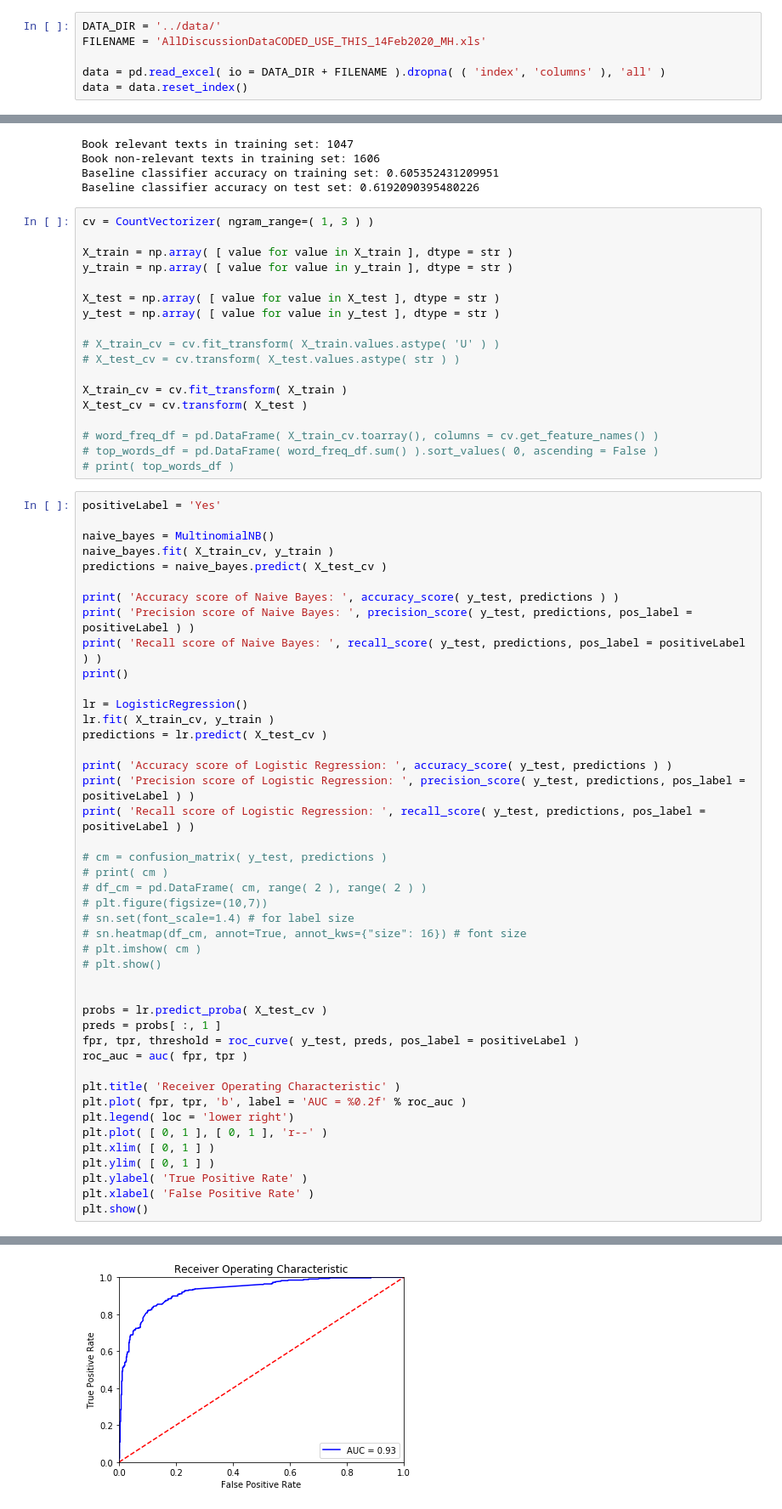
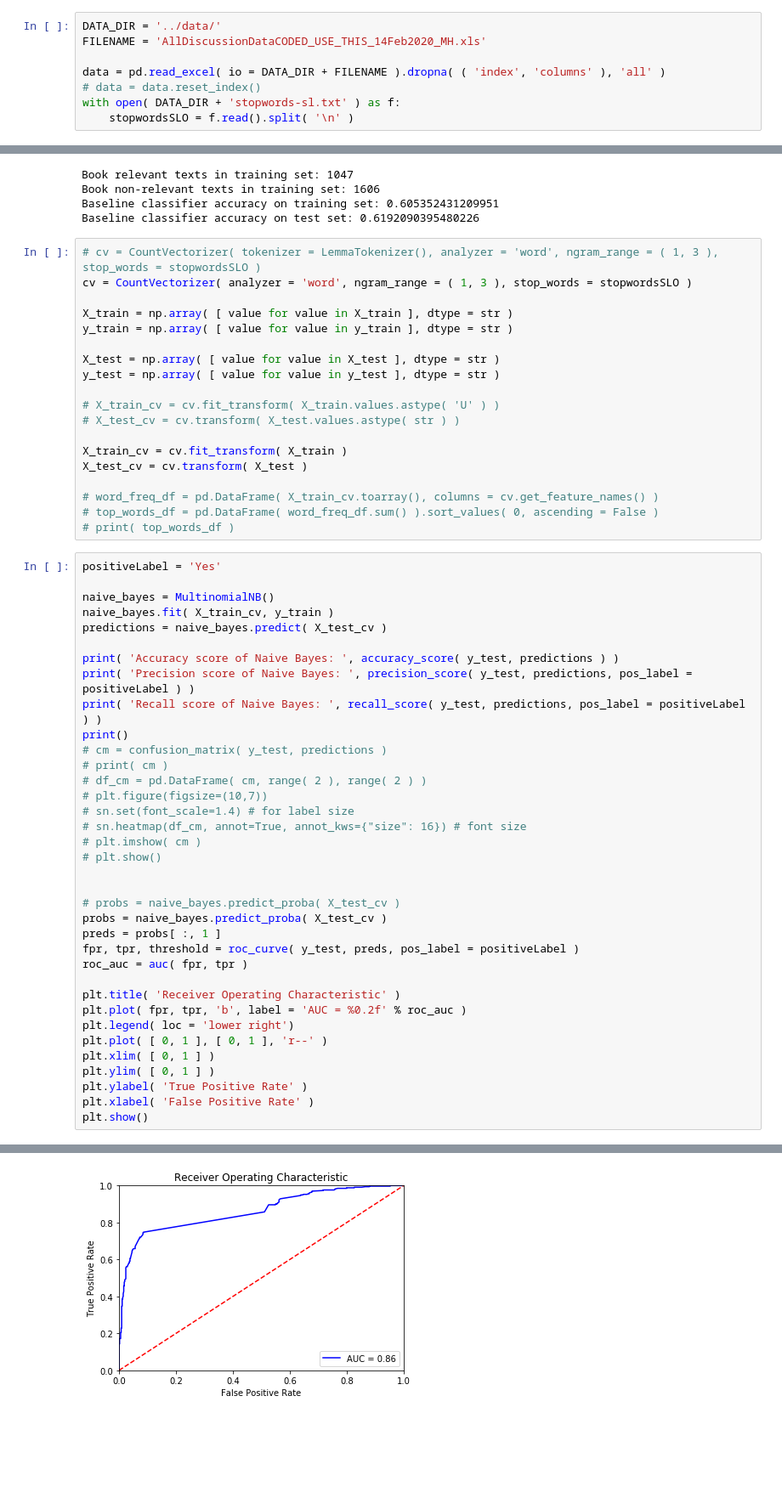
Before and after one commit to domenkos/IMapBook-NLP, a Jupyter notebook: code/Baseline models.ipynb, the cells around one changed output, grey strips where cells are left out. Shown at 85% size. Cells and saved outputs as stored; diff of their text form; blank space fills up the shorter version.

Commit message:
Added Slovenian stop words

```diff
--- a/code/Baseline models.ipynb
+++ b/code/Baseline models.ipynb
@@ -16,4 +20,6 @@ DATA_DIR = '../data/'
 FILENAME = 'AllDiscussionDataCODED_USE_THIS_14Feb2020_MH.xls'
 
 data = pd.read_excel( io = DATA_DIR + FILENAME ).dropna( ( 'index', 'columns' ), 'all' )
-data = data.reset_index()
+# data = data.reset_index()
+with open( DATA_DIR + 'stopwords-sl.txt' ) as f:
+    stopwordsSLO = f.read().split( '\n' )
@@ -38,7 +53,8 @@ Book non-relevant texts in training set: 1606
 Baseline classifier accuracy on training set: 0.605352431209951
 Baseline classifier accuracy on test set: 0.6192090395480226
 # %%
-cv = CountVectorizer( ngram_range=( 1, 3 ) )
+# cv = CountVectorizer( tokenizer = LemmaTokenizer(), analyzer = 'word', ngram_range = ( 1, 3 ), stop_words = stopwordsSLO )
+cv = CountVectorizer( analyzer = 'word', ngram_range = ( 1, 3 ), stop_words = stopwordsSLO )
 
 X_train = np.array( [ value for value in X_train ], dtype = str )
 y_train = np.array( [ value for value in y_train ], dtype = str )
@@ -66,15 +82,6 @@ print( 'Accuracy score of Naive Bayes: ', accuracy_score( y_test, predictions )
 print( 'Precision score of Naive Bayes: ', precision_score( y_test, predictions, pos_label = positiveLabel ) )
 print( 'Recall score of Naive Bayes: ', recall_score( y_test, predictions, pos_label = positiveLabel ) )
 print()
-
-lr = LogisticRegression()
-lr.fit( X_train_cv, y_train )
-predictions = lr.predict( X_test_cv )
-
-print( 'Accuracy score of Logistic Regression: ', accuracy_score( y_test, predictions ) )
-print( 'Precision score of Logistic Regression: ', precision_score( y_test, predictions, pos_label = positiveLabel ) )
-print( 'Recall score of Logistic Regression: ', recall_score( y_test, predictions, pos_label = positiveLabel ) )
-
 # cm = confusion_matrix( y_test, predictions )
 # print( cm )
 # df_cm = pd.DataFrame( cm, range( 2 ), range( 2 ) )
@@ -85,7 +92,8 @@ print( 'Recall score of Logistic Regression: ', recall_score( y_test, prediction
 # plt.show()
 
 
-probs = lr.predict_proba( X_test_cv )
+# probs = naive_bayes.predict_proba( X_test_cv )
+probs = naive_bayes.predict_proba( X_test_cv )
 preds = probs[ :, 1 ]
 fpr, tpr, threshold = roc_curve( y_test, preds, pos_label = positiveLabel )
 roc_auc = auc( fpr, tpr )
@@ -110 +114 @@ Recall score of Logistic Regression:  0.7181008902077152
-[figure, old version]
+[figure, new version]
```
Also changed, not shown: parts of 7 cells of this notebook, 1 other file.
